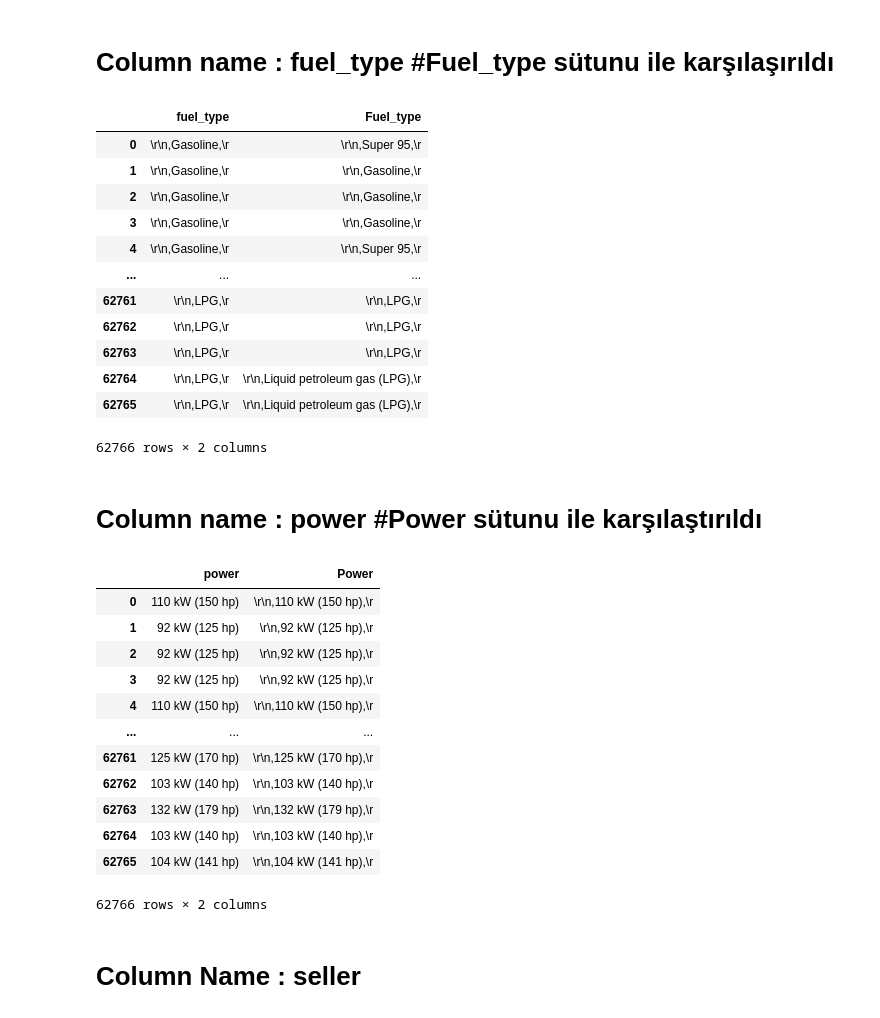
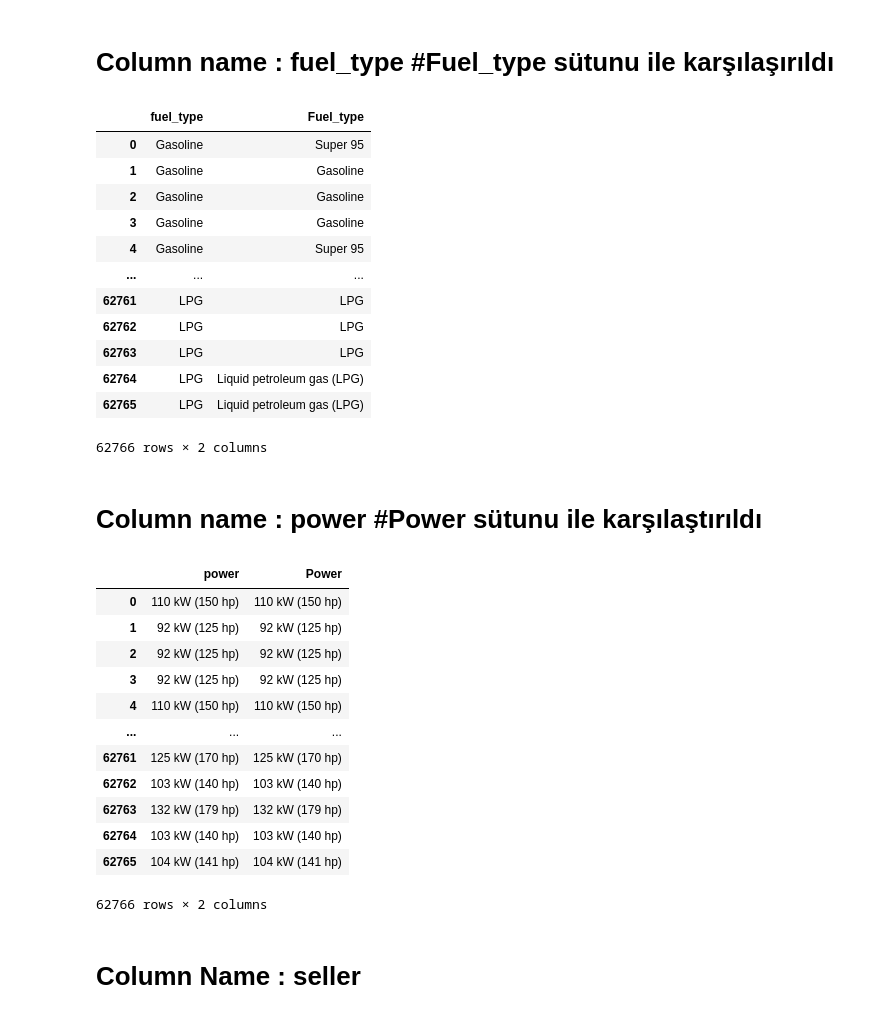
Before and after one commit to Nueseybe/Team2Project-4, a Jupyter notebook: main.ipynb, the cells around one changed output. Drawn from its saved outputs; the diff is of its cells as text; code cells hidden in the pictures.

```diff
--- a/main.ipynb
+++ b/main.ipynb
@@ -27,6 +27,6 @@ df["make"]
 62765    \r\n,Volvo ,\r\n
 Name: make, Length: 62766, dtype: object
 # %%
-df["make"]=df["make"].str.strip(',\n')
+df["make"]=df["make"].str.strip(',\n\r')
 df["make"]
 # %% [output]
@@ -60,6 +60,6 @@ df["model"]
 62765    \r\n,S60,\r\n
 Name: model, Length: 62766, dtype: object
 # %%
-df["model"]=df["model"].str.strip(',\n')
+df["model"]=df["model"].str.strip(',\n\r')
 df["model"]
 # %% [output]
@@ -160,0 +163,5 @@ Name: gearbox, Length: 62766, dtype: object
+# %%
+
+df['Gearbox'] = df['Gearbox'].str.strip("\n,")
+df['gearbox'] = df['gearbox'].fillna("None")
+df.loc[(df['gearbox'] != 'None'), ['gearbox', 'Gearbox']]
@@ -165,44 +199,44 @@ df['registration']
 # %% [markdown]
 # Column name : fuel_type  #Fuel_type sütunu ile karşılaşırıldı
 # %%
-df['fuel_type'] = df['fuel_type'].str.strip("\n,")
-df['Fuel_type'] = df['Fuel_type'].str.strip("\n,")
+df['fuel_type'] = df['fuel_type'].str.strip("\n\r,")
+df['Fuel_type'] = df['Fuel_type'].str.strip("\n\r,")
 df['fuel_type'] = df['fuel_type'].fillna("None")
 df.loc[(df['fuel_type'] != 'None'), ['fuel_type', 'Fuel_type']]
 # %% [output]
 |  | fuel_type | Fuel_type |
-| 0 | \r\n,Gasoline,\r | \r\n,Super 95,\r |
-| 1 | \r\n,Gasoline,\r | \r\n,Gasoline,\r |
-| 2 | \r\n,Gasoline,\r | \r\n,Gasoline,\r |
-| 3 | \r\n,Gasoline,\r | \r\n,Gasoline,\r |
-| 4 | \r\n,Gasoline,\r | \r\n,Super 95,\r |
+| 0 | Gasoline | Super 95 |
+| 1 | Gasoline | Gasoline |
+| 2 | Gasoline | Gasoline |
+| 3 | Gasoline | Gasoline |
+| 4 | Gasoline | Super 95 |
 | ... | ... | ... |
-| 62761 | \r\n,LPG,\r | \r\n,LPG,\r |
-| 62762 | \r\n,LPG,\r | \r\n,LPG,\r |
-| 62763 | \r\n,LPG,\r | \r\n,LPG,\r |
-| 62764 | \r\n,LPG,\r | \r\n,Liquid petroleum gas (LPG),\r |
-| 62765 | \r\n,LPG,\r | \r\n,Liquid petroleum gas (LPG),\r |
+| 62761 | LPG | LPG |
+| 62762 | LPG | LPG |
+| 62763 | LPG | LPG |
+| 62764 | LPG | Liquid petroleum gas (LPG) |
+| 62765 | LPG | Liquid petroleum gas (LPG) |
 62766 rows × 2 columns
 # %% [markdown]
 # Column name : power     #Power sütunu ile karşılaştırıldı
 # %%
-df['power'] = df['power'].str.strip("\n,")
-df['Power'] = df['Power'].str.strip("\n,")
+df['power'] = df['power'].str.strip("\n\r,")
+df['Power'] = df['Power'].str.strip("\n\r,")
 df['power'] = df['power'].fillna("None")
 df.loc[(df['power'] != 'None'), ['power', 'Power']]
 # %% [output]
 |  | power | Power |
-| 0 | 110 kW (150 hp) | \r\n,110 kW (150 hp),\r |
-| 1 | 92 kW (125 hp) | \r\n,92 kW (125 hp),\r |
-| 2 | 92 kW (125 hp) | \r\n,92 kW (125 hp),\r |
-| 3 | 92 kW (125 hp) | \r\n,92 kW (125 hp),\r |
-| 4 | 110 kW (150 hp) | \r\n,110 kW (150 hp),\r |
+| 0 | 110 kW (150 hp) | 110 kW (150 hp) |
+| 1 | 92 kW (125 hp) | 92 kW (125 hp) |
+| 2 | 92 kW (125 hp) | 92 kW (125 hp) |
+| 3 | 92 kW (125 hp) | 92 kW (125 hp) |
+| 4 | 110 kW (150 hp) | 110 kW (150 hp) |
 | ... | ... | ... |
-| 62761 | 125 kW (170 hp) | \r\n,125 kW (170 hp),\r |
-| 62762 | 103 kW (140 hp) | \r\n,103 kW (140 hp),\r |
-| 62763 | 132 kW (179 hp) | \r\n,132 kW (179 hp),\r |
-| 62764 | 103 kW (140 hp) | \r\n,103 kW (140 hp),\r |
-| 62765 | 104 kW (141 hp) | \r\n,104 kW (141 hp),\r |
+| 62761 | 125 kW (170 hp) | 125 kW (170 hp) |
+| 62762 | 103 kW (140 hp) | 103 kW (140 hp) |
+| 62763 | 132 kW (179 hp) | 132 kW (179 hp) |
+| 62764 | 103 kW (140 hp) | 103 kW (140 hp) |
+| 62765 | 104 kW (141 hp) | 104 kW (141 hp) |
 62766 rows × 2 columns
 # %% [markdown]
 # Column Name : seller
```
Also changed, not shown: parts of 7 cells of this notebook.
